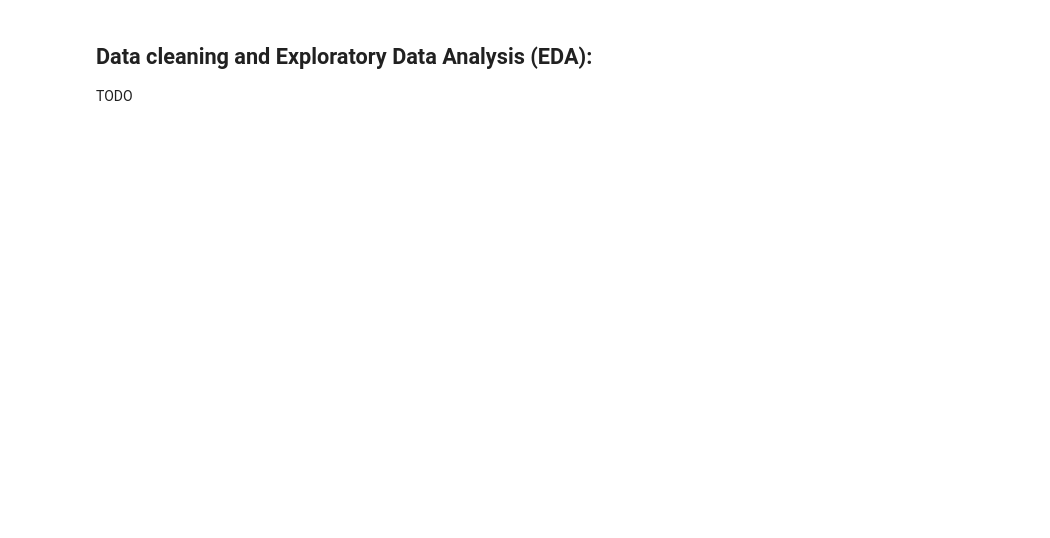
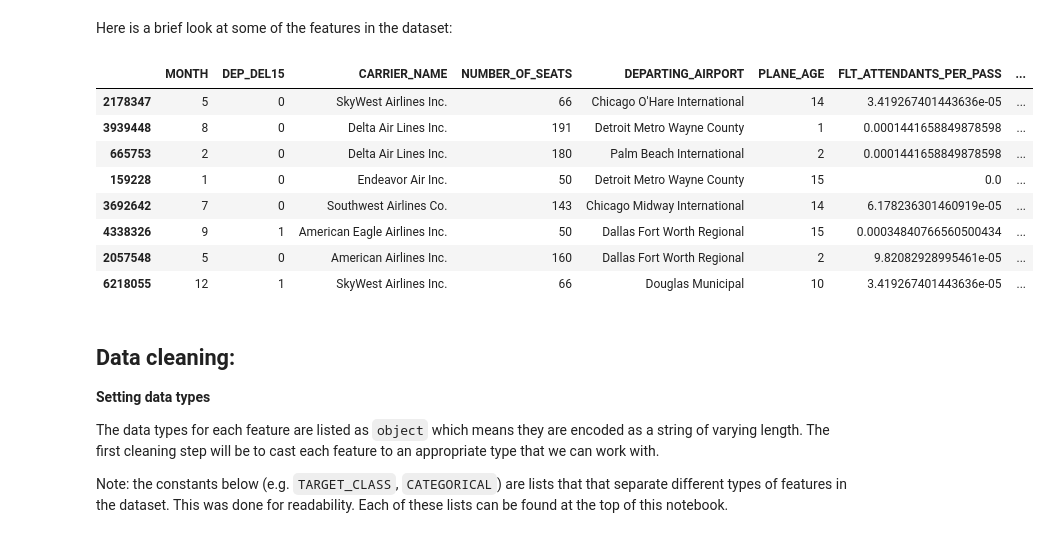
Before and after one commit to t-cochran/CSPB-3022-Data-Science-Project, a Jupyter notebook: project notebook/3022_classification_notebook.ipynb, the cells around one changed output. Saved outputs shown, nothing was run; the diff lists cells and outputs as text; code cells hidden in the pictures; blank space fills up the shorter version.

Commit message:
added cleaning and EDA

```diff
--- a/project notebook/3022_classification_notebook.ipynb
+++ b/project notebook/3022_classification_notebook.ipynb
@@ -78,4 +75,24 @@ df[[ 'MONTH', 'DEP_DEL15', 'CARRIER_NAME', 'NUMBER_OF_SEATS',
+# %% [markdown]
+Here is a brief look at some of the features in the dataset:
+# %%
+# A brief look at a random sample of departure flights and some of their features
+display(df[['MONTH', 'DEP_DEL15', 'CARRIER_NAME', 'NUMBER_OF_SEATS',
+            'DEPARTING_AIRPORT', 'PLANE_AGE', 'FLT_ATTENDANTS_PER_PASS', 'PRCP', 'SNOW']].sample(n=8, replace=False))
+# %% [output]
+|  | MONTH | DEP_DEL15 | CARRIER_NAME | NUMBER_OF_SEATS | DEPARTING_AIRPORT | PLANE_AGE | FLT_ATTENDANTS_PER_PASS | ... |
+| 2178347 | 5 | 0 | SkyWest Airlines Inc. | 66 | Chicago O'Hare International | 14 | 3.419267401443636e-05 | ... |
+| 3939448 | 8 | 0 | Delta Air Lines Inc. | 191 | Detroit Metro Wayne County | 1 | 0.0001441658849878598 | ... |
+| 665753 | 2 | 0 | Delta Air Lines Inc. | 180 | Palm Beach International | 2 | 0.0001441658849878598 | ... |
+| 159228 | 1 | 0 | Endeavor Air Inc. | 50 | Detroit Metro Wayne County | 15 | 0.0 | ... |
+| 3692642 | 7 | 0 | Southwest Airlines Co. | 143 | Chicago Midway International | 14 | 6.178236301460919e-05 | ... |
+| 4338326 | 9 | 1 | American Eagle Airlines Inc. | 50 | Dallas Fort Worth Regional | 15 | 0.00034840766560500434 | ... |
+| 2057548 | 5 | 0 | American Airlines Inc. | 160 | Dallas Fort Worth Regional | 2 | 9.82082928995461e-05 | ... |
+| 6218055 | 12 | 1 | SkyWest Airlines Inc. | 66 | Douglas Municipal | 10 | 3.419267401443636e-05 | ... |
 # %% [markdown]
-## Data cleaning and Exploratory Data Analysis (EDA):
+## Data cleaning:
 
-TODO
+**Setting data types**
+
+The data types for each feature are listed as `object` which means they are encoded as a string of varying length. The first cleaning step will be to cast each feature to an appropriate type that we can work with.
+
+Note: the constants below (e.g. `TARGET_CLASS`, `CATEGORICAL`) are lists that that separate different types of features in the dataset. This was done for readability. Each of these lists can be found at the top of this notebook.
```
Also changed, not shown: parts of 35 cells of this notebook, 2 other files.
